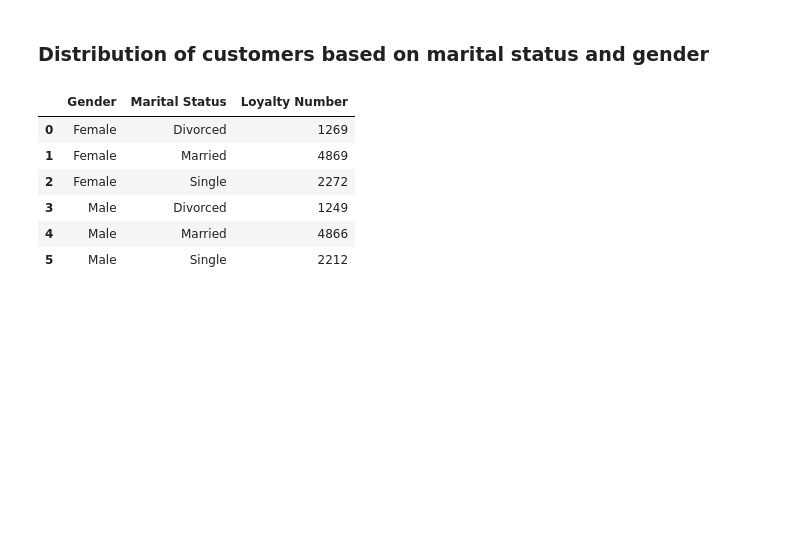
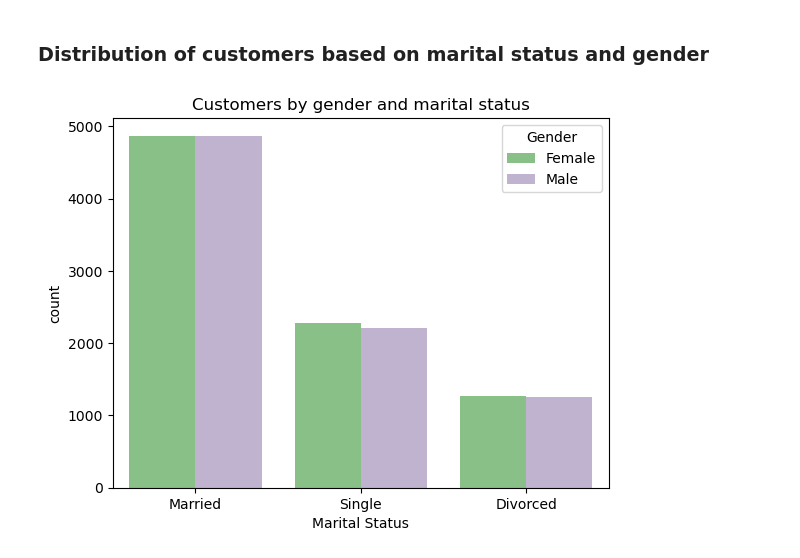
Before and after one commit to Adalab/bda-modulo-3-evaluacion-final-marianela-gomez, a Jupyter notebook: notebooks/analysis.ipynb, the cells around one changed output. Drawn from its saved outputs; the diff is of its cells as text; code cells hidden in the pictures; blank space fills up the shorter version.

```diff
--- a/notebooks/analysis.ipynb
+++ b/notebooks/analysis.ipynb
@@ -154,13 +169,13 @@ plt.title('% Customers by loyalty card type');
 [figure]
 # %% [markdown]
 ### Distribution of customers based on marital status and gender
-# %%
-df_loyalty.groupby(['Gender', 'Marital Status'])['Loyalty Number'].nunique().reset_index()
-# %% [output]
-|  | Gender | Marital Status | Loyalty Number |
-| 0 | Female | Divorced | 1269 |
-| 1 | Female | Married | 4869 |
-| 2 | Female | Single | 2272 |
-| 3 | Male | Divorced | 1249 |
-| 4 | Male | Married | 4866 |
-| 5 | Male | Single | 2212 |
+# %%
+sns.countplot(x = 'Marital Status',
+              hue = 'Gender',
+              data = df_loyalty.drop_duplicates(subset='Loyalty Number'),
+              palette = 'Accent',
+              );
+
+plt.title('Customers by gender and marital status');
+# %% [output]
+[figure, added]
```
Also changed, not shown: parts of 3 cells of this notebook, 2 other files.
